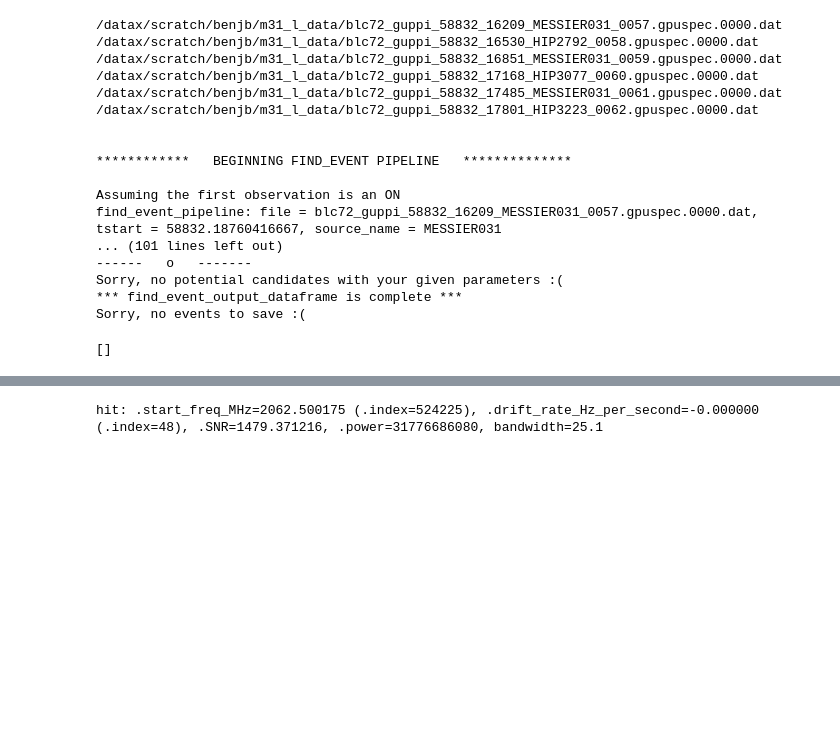
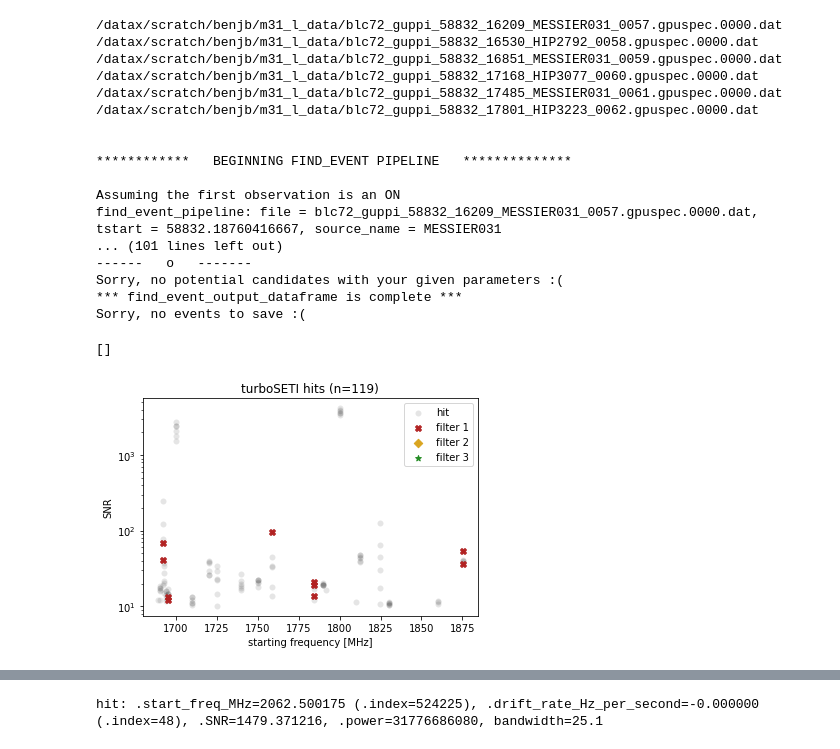
Before and after one commit to bjacobell/gbt-hdbscan, a Jupyter notebook: blimpy_test.ipynb, the cells around one changed output, grey strips where cells are left out. Cells and saved outputs as stored; diff of their text form; code cells hidden in the pictures; blank space fills up the shorter version.

```diff
--- a/blimpy_test.ipynb
+++ b/blimpy_test.ipynb
@@ -365,7 +323,9 @@ Sorry, no potential candidates with your given parameters :(
 Sorry, no events to save :(
 []
 # %%
-make_turboSETI_distribution_plots('/datax/scratch/benjb/m31_l_data/')
+make_turboSETI_distribution_plots('/datax/scratch/benjb/')
+# %% [output]
+[figure, added]
 # %%
 def make_bliss_distribution_plots(hits_file):
 
```
Also changed, not shown: parts of 8 cells of this notebook, 4 other files.
